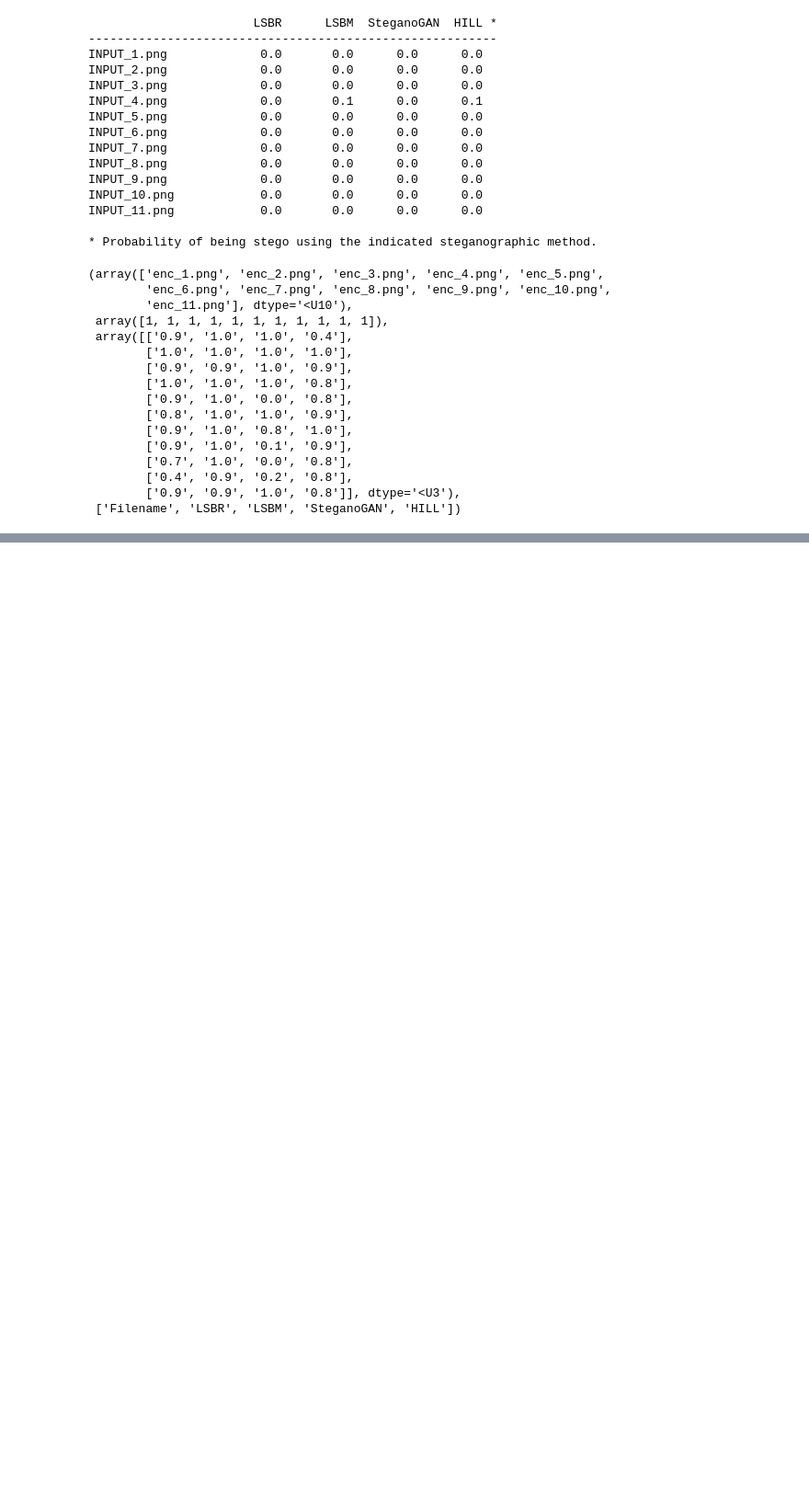
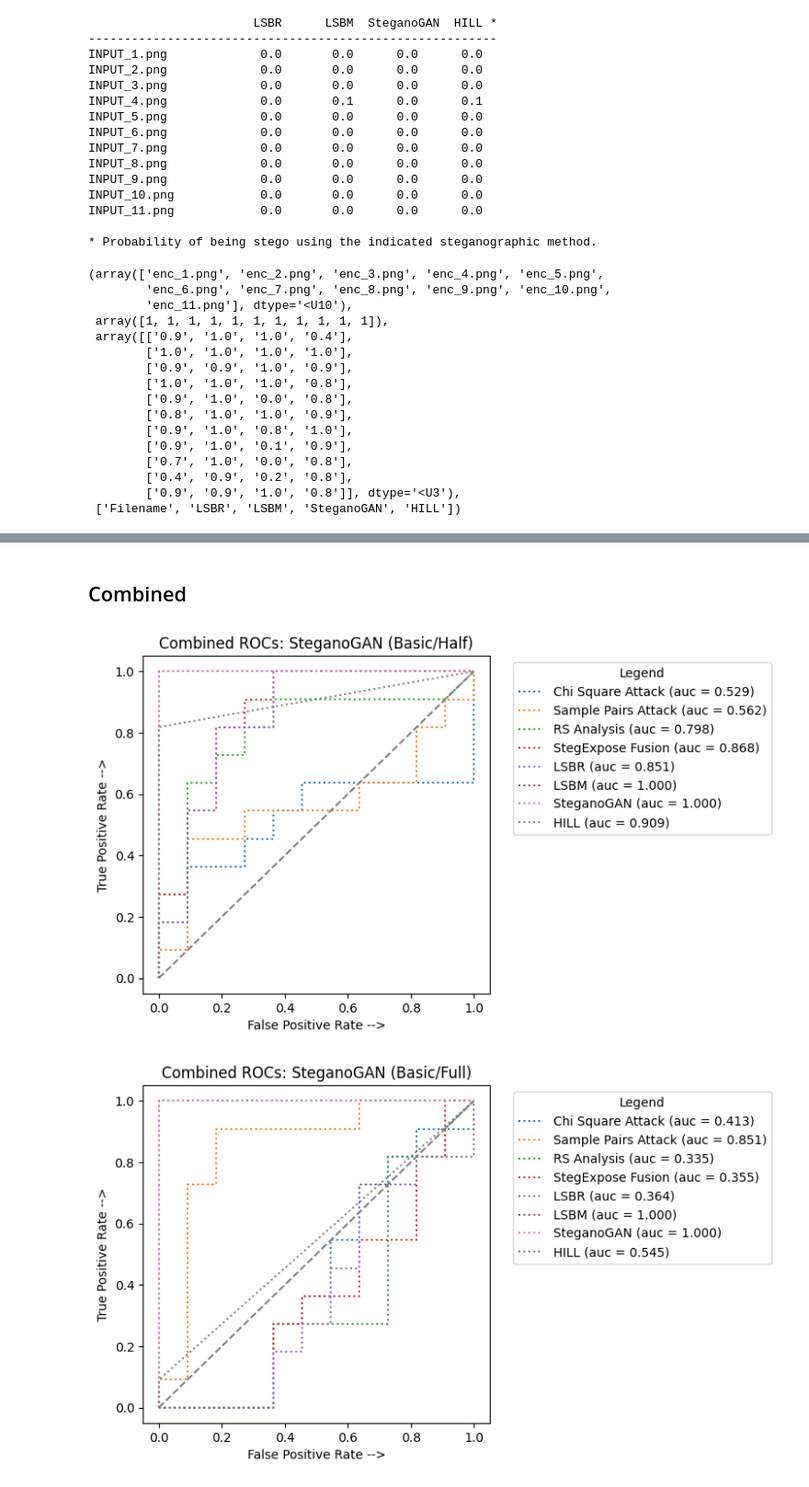
Before and after one commit to jnickg/steganet, a Jupyter notebook: roc_auc.ipynb, the cells around one changed output, grey strips where cells are left out. Shown at 92% size. Drawn from its saved outputs; the diff is of its cells as text; code cells hidden in the pictures; blank space fills up the shorter version.

```diff
--- a/roc_auc.ipynb
+++ b/roc_auc.ipynb
@@ -572,0 +606,55 @@ for (fname, (files, actuals, results, labels)) in zip(aletheia_steganogan_result
+# %% [markdown]
+## Combined
+# %%
+def combined_print_all_rocs(results, actuals, labels, title_suffix=None):
+  y_preds = []
+  my_names = []
+  for idx, name in enumerate(labels[1:]):
+    my_names.append(name)
+    y_preds.append(extract_column(results,idx))
+  title = 'Combined ROCs'
+  if title_suffix is not None:
+    title = title + f': {title_suffix}'
+  print_rocs(actuals, y_preds, my_names, title=title)
+# %%
+result_titles = ['SteganoGAN (Basic/Half)', 'SteganoGAN (Basic/Full)', 'SteganoGAN (Basic/Full/BOSSBase)', 'SteganoGAN (Basic/Half/BOSSBase)', 'SteganoGAN (Dense/Half)', 'SteganoGAN (Dense/Half/BOSSBase)']
+
+(files_i_s, actuals_i_s, results_i_s) = stegexpose_file_to_data(stegexpose_steganogan_inputs, file_ck_fn=steganogan_file_ck)
+(files_i_a, actuals_i_a, results_i_a, labels_i_a) = aletheia_file_to_data(aletheia_steganogan_inputs, file_ck_fn=aletheia_file_ck)
+
+for (title, (_, actuals_s, results_s), (_, actuals_a, results_a, labels_a)) in zip(result_titles, steganogan_stegexpose_data, steganogan_aletheia_data):
+  # Normalize input data
+  labels_s = np.array(names)
+  labels_a = np.array(labels_a)[1:]
+  # Combine StegExpose results with input (un-encoded) images
+  actuals_s = np.concatenate((actuals_s, actuals_i_s))
+  results_s = np.concatenate((results_s, results_i_s))
+  # Combine Aletheia results with input (un-encoded) images
+  actuals_a = np.concatenate((actuals_a, actuals_i_a))
+  results_a = np.concatenate((results_a, results_i_a))
+  # Combine StegExpose and Aletheia results
+
+  # print(title)
+  # print('Stegexpose data:')
+  # print(f'actuals_s ({actuals_s.shape}): {actuals_s}')
+  # print(f'results_s ({results_s.shape}): {results_s}')
+  # print(f'labels_s ({labels_s.shape}): {labels_s}')
+  # print('Alethia data:')
+  # print(f'actuals_a ({actuals_a.shape}): {actuals_a}')
+  # print(f'results_a ({results_a.shape}): {results_a}')
+  # print(f'labels_a ({labels_a.shape}): {labels_a}')
+
+  if (False == np.all(np.equal(actuals_s, actuals_a))):
+    print('Actuals labelings are not consistent!!!')
+    continue
+  actuals = actuals_s
+  # print(f'actuals ({actuals.shape}): {actuals}')
+  results = np.concatenate((results_s, results_a), axis=1)
+  # print(f'results ({results.shape}): {results}')
+  labels = np.concatenate((labels_s, labels_a), axis=0)
+  # print(f'labels: ({labels.shape}): {labels}')
+
+  combined_print_all_rocs(results, actuals, labels, title_suffix=title)
+# %% [output]
+[figure, added]
+[figure, added]
```
Also changed, not shown: parts of 17 cells of this notebook.
